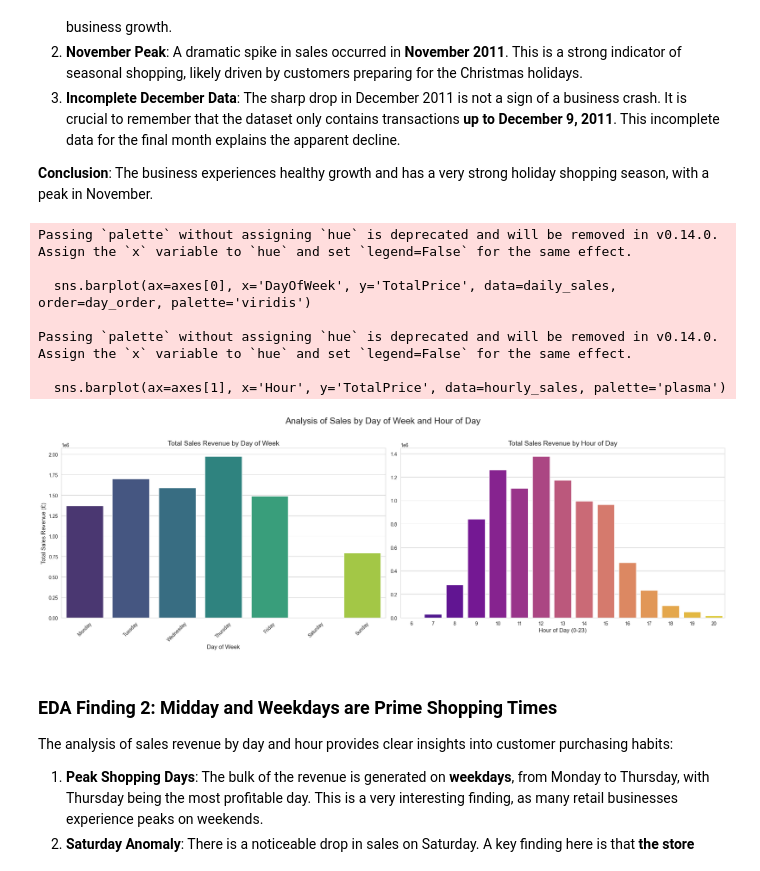
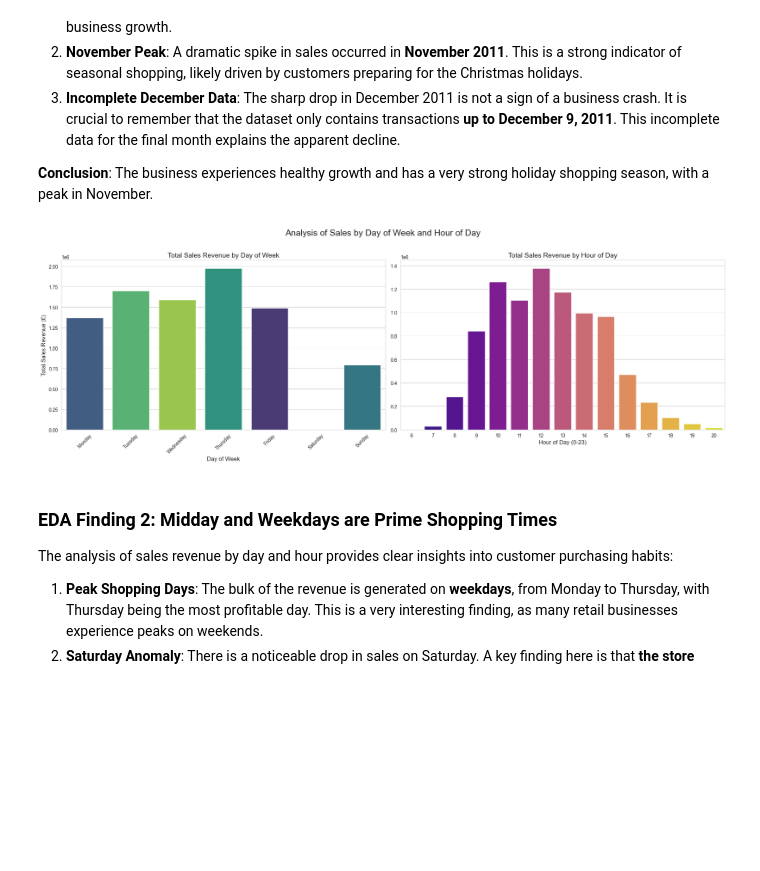
Before and after one commit to takzen/ecommerce-sales-analysis, a Jupyter notebook: ecommerce_analysis.ipynb, the cells around one changed output. Saved outputs shown, nothing was run; the diff lists cells and outputs as text; code cells hidden in the pictures; blank space fills up the shorter version.

Commit message:
fix: Resolve Seaborn FutureWarning for plots

```diff
--- a/ecommerce_analysis.ipynb
+++ b/ecommerce_analysis.ipynb
@@ -248,55 +248,38 @@ The line chart of monthly sales revenue reveals several important trends:
 # %%
 # Section 6.2: Which days and hours are most profitable?
 
 # --- Step 1: Create a figure with two subplots ---
 fig, axes = plt.subplots(1, 2, figsize=(20, 7))
 fig.suptitle('Analysis of Sales by Day of Week and Hour of Day', fontsize=18)
 
 # --- Step 2: Analyze Sales by Day of Week ---
-
-# Aggregate data by day of the week
 daily_sales = df_clean.groupby('DayOfWeek')['TotalPrice'].sum().reset_index()
-
-# Define the correct order for days of the week for plotting
 day_order = ["Monday", "Tuesday", "Wednesday", "Thursday", "Friday", "Saturday", "Sunday"]
 
-# Create the bar plot on the first subplot (axes[0])
-sns.barplot(ax=axes[0], x='DayOfWeek', y='TotalPrice', data=daily_sales, order=day_order, palette='viridis')
+# FIX: Added hue='DayOfWeek' (the X variable) and legend=False
+sns.barplot(ax=axes[0], x='DayOfWeek', y='TotalPrice', data=daily_sales, order=day_order, palette='viridis', hue='DayOfWeek', legend=False)
 axes[0].set_title('Total Sales Revenue by Day of Week', fontsize=14)
 axes[0].set_xlabel('Day of Week', fontsize=12)
 axes[0].set_ylabel('Total Sales Revenue (£)', fontsize=12)
 axes[0].tick_params(axis='x', rotation=45)
 
 
 # --- Step 3: Analyze Sales by Hour of Day ---
-
-# Aggregate data by hour
 hourly_sales = df_clean.groupby('Hour')['TotalPrice'].sum().reset_index()
 
-# Create the bar plot on the second subplot (axes[1])
-sns.barplot(ax=axes[1], x='Hour', y='TotalPrice', data=hourly_sales, palette='plasma')
+# FIX: Added hue='Hour' (the X variable) and legend=False
+sns.barplot(ax=axes[1], x='Hour', y='TotalPrice', data=hourly_sales, palette='plasma', hue='Hour', legend=False)
 axes[1].set_title('Total Sales Revenue by Hour of Day', fontsize=14)
 axes[1].set_xlabel('Hour of Day (0-23)', fontsize=12)
 axes[1].set_ylabel('') # Hide y-label as it's shared
 
 
 # --- Step 4: Final Adjustments and Saving ---
-plt.tight_layout(rect=[0, 0, 1, 0.96]) # Adjust layout to make space for the main title
-
-# Save the entire figure
+plt.tight_layout(rect=[0, 0, 1, 0.96])
 plt.savefig('images/daily_hourly_sales.png', bbox_inches='tight')
-
-# Display the plots
 plt.show()
 # %% [output]
-Passing `palette` without assigning `hue` is deprecated and will be removed in v0.14.0. Assign the `x` variable to `hue` and set `legend=False` for the same effect.
-
-  sns.barplot(ax=axes[0], x='DayOfWeek', y='TotalPrice', data=daily_sales, order=day_order, palette='viridis')
-
-Passing `palette` without assigning `hue` is deprecated and will be removed in v0.14.0. Assign the `x` variable to `hue` and set `legend=False` for the same effect.
-
-  sns.barplot(ax=axes[1], x='Hour', y='TotalPrice', data=hourly_sales, palette='plasma')
-[figure, old version]
+[figure, new version]
 # %% [markdown]
 ### EDA Finding 2: Midday and Weekdays are Prime Shopping Times
 
```
Also changed, not shown: parts of 1 cell of this notebook, 1 other file.
